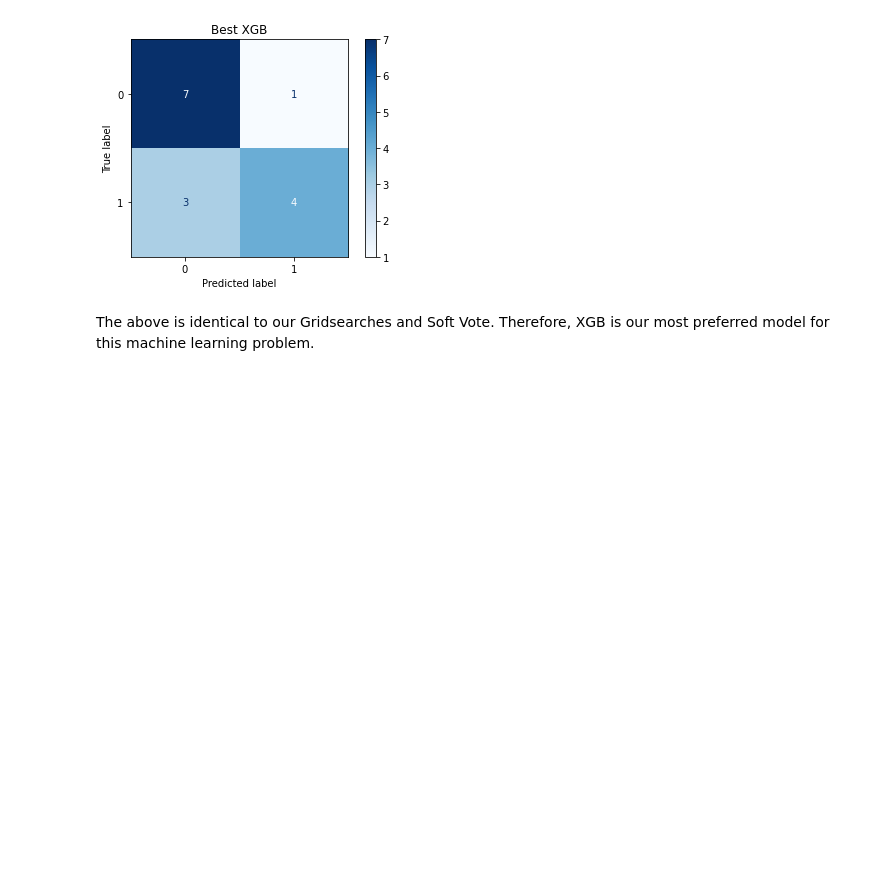
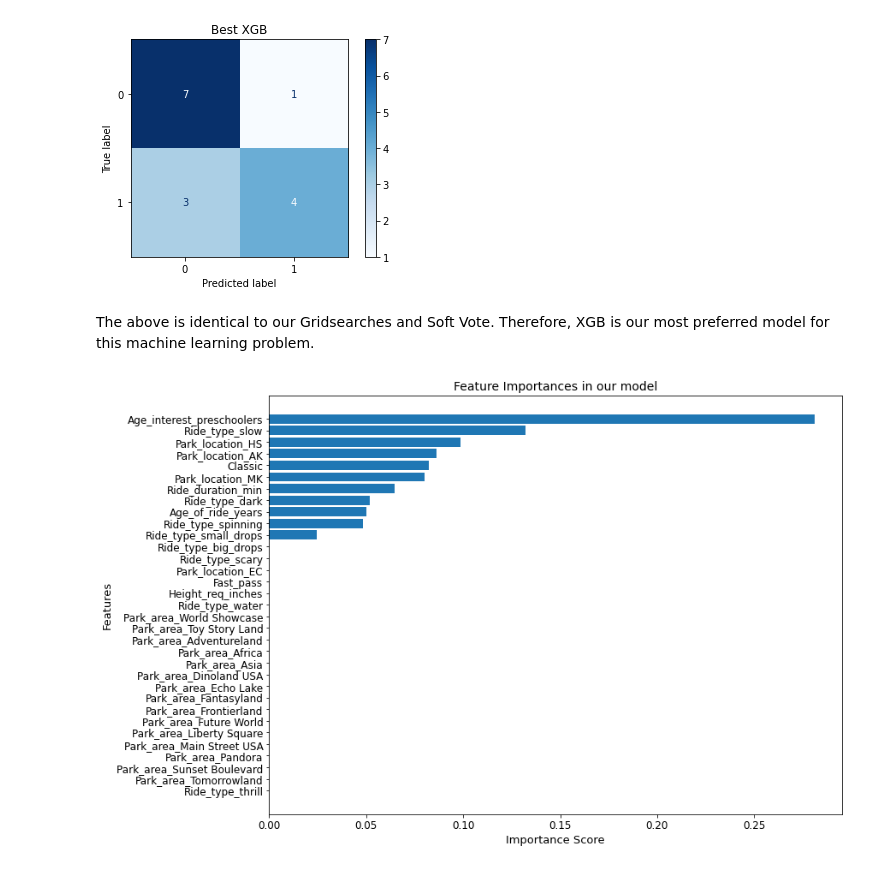
Before and after one commit to sachsac/Im-Going-to-Disney-World, a Jupyter notebook: ML_Model.ipynb, the cells around one changed output. Cells and saved outputs as stored; diff of their text form; code cells hidden in the pictures; blank space fills up the shorter version.

```diff
--- a/ML_Model.ipynb
+++ b/ML_Model.ipynb
@@ -956,3 +962,9 @@ Random Forests Training Accuracy: 0.7241379310344828
 Random Forests Testing Accuracy: 0.7333333333333333
 {'randomforestclassifier__max_depth': 8, 'randomforestclassifier__min_samples_leaf': 3, 'randomforestclassifier__min_samples_split': 2, 'randomforestclassifier__n_estimators': 40}
 ______________________________________
+# %%
+xgb3_gs.fit(X_train, y_train)
+print('Random Forests Training Accuracy:', accuracy_score(y_train, xgb3_gs.predict(X_train)))
+print('Random Forests Testing Accuracy:', accuracy_score(y_test, xgb3_gs.predict(X_test)))
+print(xgb3_gs.best_params_)
+print('______________________________________')
@@ -1003,9 +1020,10 @@ weighted avg       0.75      0.73      0.73        15
 # %% [markdown]
 It did not improve from any of our Gridsearches.
 # %%
-plot_confusion_matrix(xgb2_gs, X_test, y_test, cmap = 'Blues')
+xgb3_gs.fit(X_train, y_train)
+plot_confusion_matrix(xgb3_gs, X_test, y_test, cmap = 'Blues')
 plt.title('Best XGB')
-y_pred = xgb2_gs.predict(X_test)
+y_pred = xgb3_gs.predict(X_test)
 print('Classification Report For Best XGB')
 print(metrics.classification_report(y_test, y_pred))
 # %% [output]
@@ -1022,3 +1040,17 @@ weighted avg       0.75      0.73      0.73        15
 # %% [markdown]
 The above is identical to our Gridsearches and Soft Vote.
 Therefore, XGB is our most preferred model for this machine learning problem.
+# %%
+#importances via the xgb model, explains why it favored the lower starred ride (features were targetted towards the low starred ride features)
+xgb_features = pd.DataFrame({'feature': X_train.columns, 'feature_importance': xg2.feature_importances_})
+xgb_features.sort_values(by = 'feature_importance', inplace = True)
+
+plt.figure(figsize = (12, 9))
+plt.barh(xgb_features['feature'], xgb_features['feature_importance'])
+plt.xlabel('Importance Score', fontsize = 13)
+plt.xticks(fontsize = 12)
+plt.ylabel('Features', fontsize = 13)
+plt.yticks(fontsize = 12)
+plt.title('Feature Importances in our model', fontsize = 14);
+# %% [output]
+[figure, added]
```
Also changed, not shown: parts of 20 cells of this notebook.
